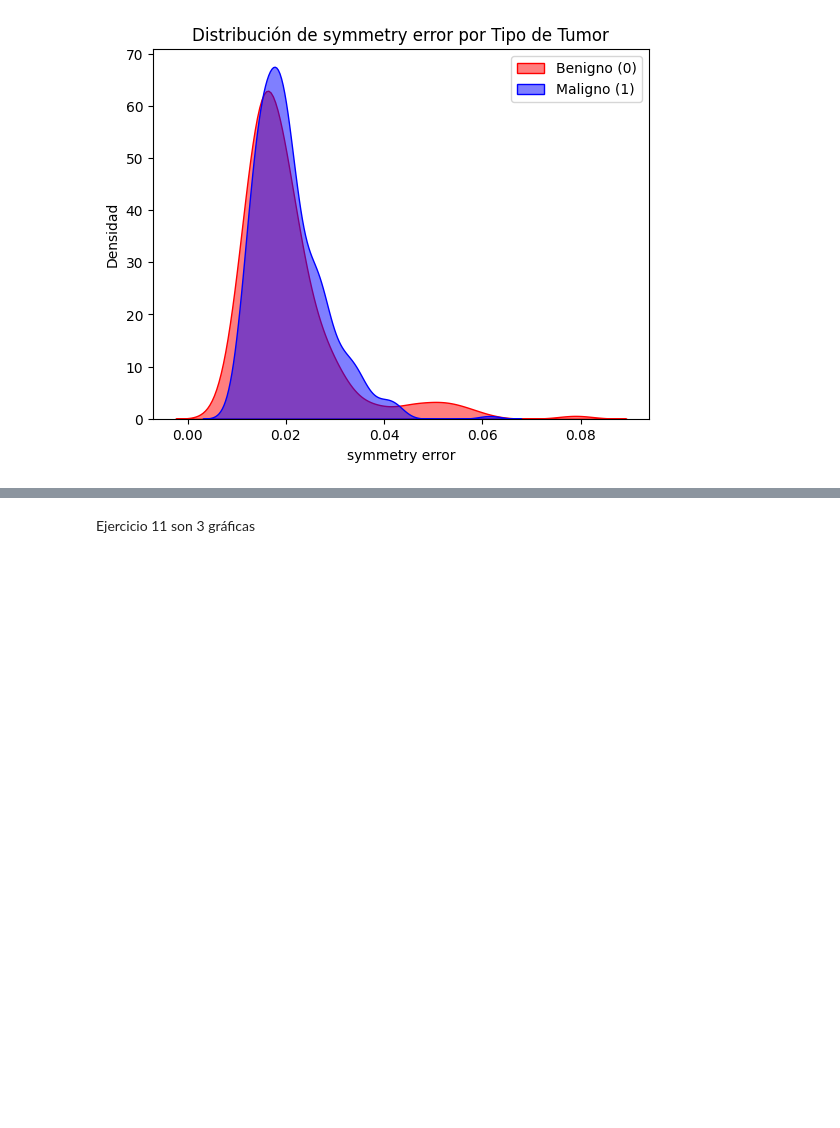
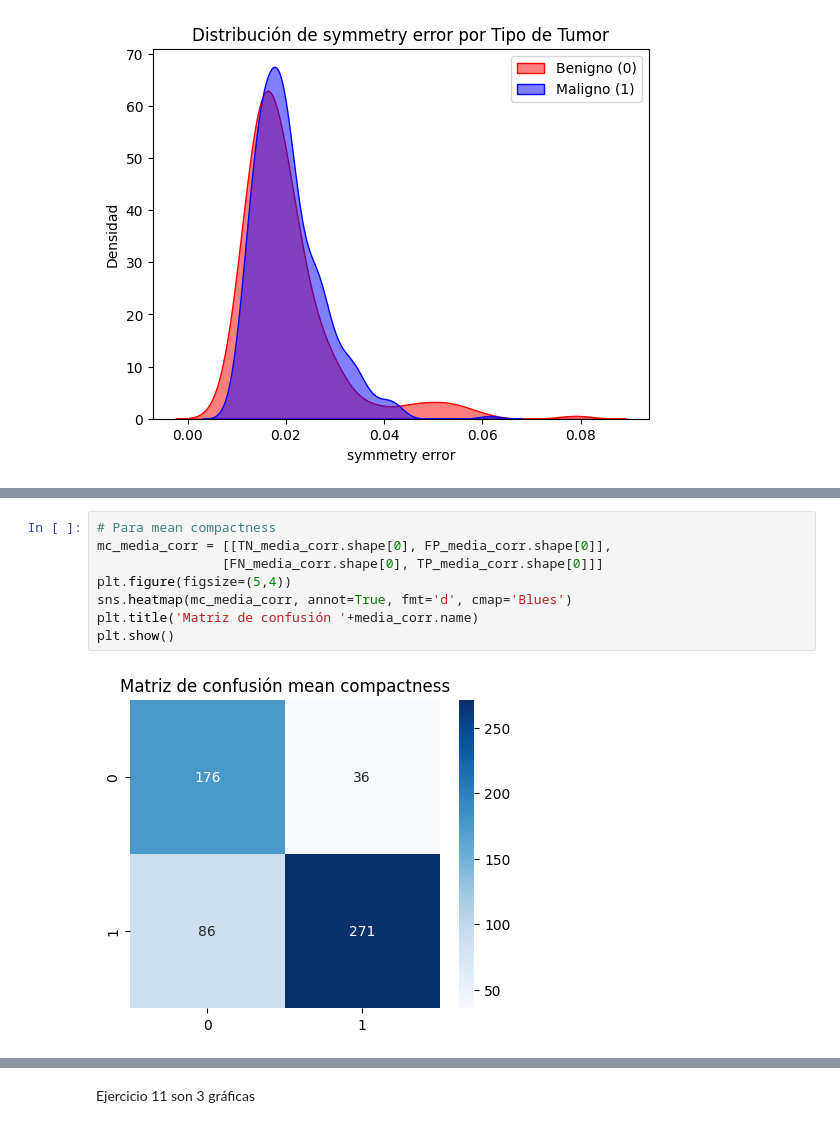
Before and after one commit to RodrigoRiveraRico/data_science_FCiencias, a Jupyter notebook: Clase_5/Clase_5.ipynb, the cells around one changed output, grey strips where cells are left out. Drawn from its saved outputs; the diff is of its cells as text; blank space fills up the shorter version.

```diff
--- a/Clase_5/Clase_5.ipynb
+++ b/Clase_5/Clase_5.ipynb
@@ -208,0 +328,10 @@ FP.shape[0]
+# %%
+# Para mean compactness
+mc_media_corr = [[TN_media_corr.shape[0], FP_media_corr.shape[0]],
+                [FN_media_corr.shape[0], TP_media_corr.shape[0]]]
+plt.figure(figsize=(5,4))
+sns.heatmap(mc_media_corr, annot=True, fmt='d', cmap='Blues')
+plt.title('Matriz de confusión '+media_corr.name)
+plt.show()
+# %% [output]
+[figure, added]
```
Also changed, not shown: parts of 22 cells of this notebook.
